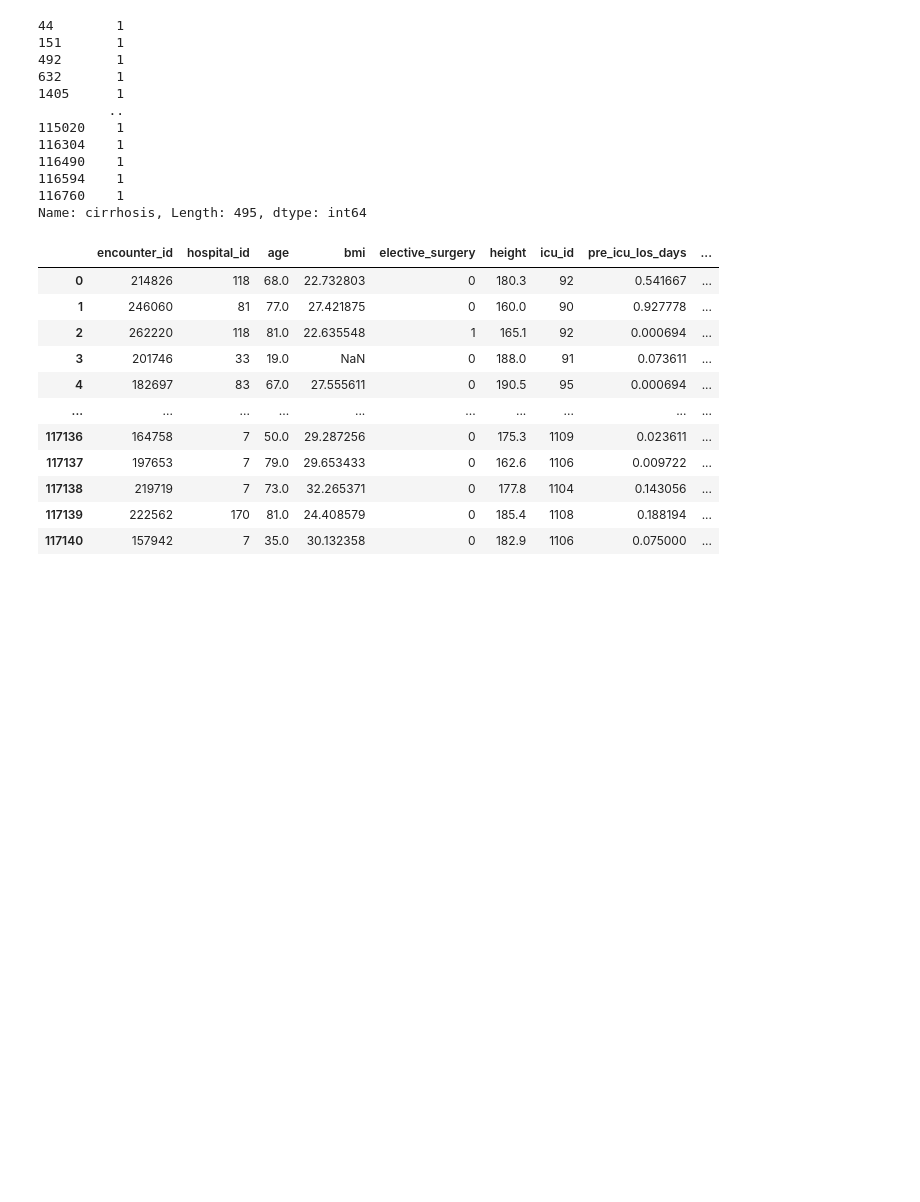
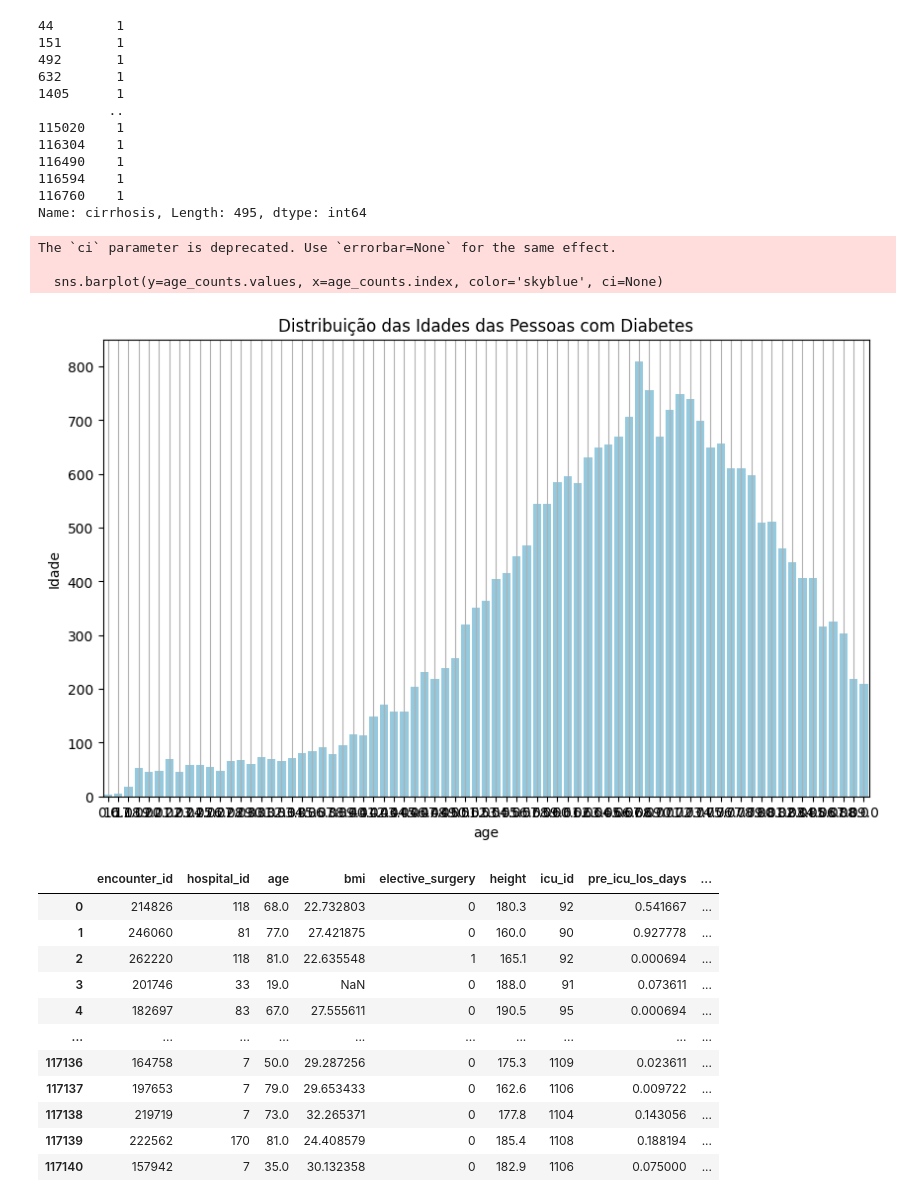
Before and after one commit to pedroogaab/Reconhecimento-de-padroes, a Jupyter notebook: classification.ipynb, the cells around one changed output. Saved outputs shown, nothing was run; the diff lists cells and outputs as text; code cells hidden in the pictures; blank space fills up the shorter version.

Commit message:
update to add graph

```diff
--- a/classification.ipynb
+++ b/classification.ipynb
@@ -141,6 +141,28 @@ df_cirrhosis["cirrhosis"]
 116594    1
 116760    1
 Name: cirrhosis, Length: 495, dtype: int64
+# %%
+import seaborn as sns
+import matplotlib.pyplot as plt
+
+# Filtrando e contando as idades para pessoas com diabetes
+diabetes_data = df_train[df_train['diabetes_mellitus'] == 1]
+age_counts = diabetes_data['age'].value_counts().sort_index()
+
+# Plotando o gráfico
+plt.figure(figsize=(10, 6))
+sns.barplot(y=age_counts.index, x=age_counts.values, color='skyblue', ci=None)
+plt.title('Distribuição das Idades das Pessoas com Diabetes')
+plt.xlabel('')  # Remove o rótulo do eixo X
+plt.xticks([])  # Remove os valores do eixo X
+plt.ylabel('Idade')
+plt.grid(axis='x')
+plt.show()
+# %% [output]
+The `ci` parameter is deprecated. Use `errorbar=None` for the same effect.
+
+  sns.barplot(y=age_counts.values, x=age_counts.index, color='skyblue', ci=None)
+[figure, added]
 # %%
 # Descarta os valores que nao sao numericos
 df_numeric = df_train.select_dtypes(include=['int', 'float'])
```
